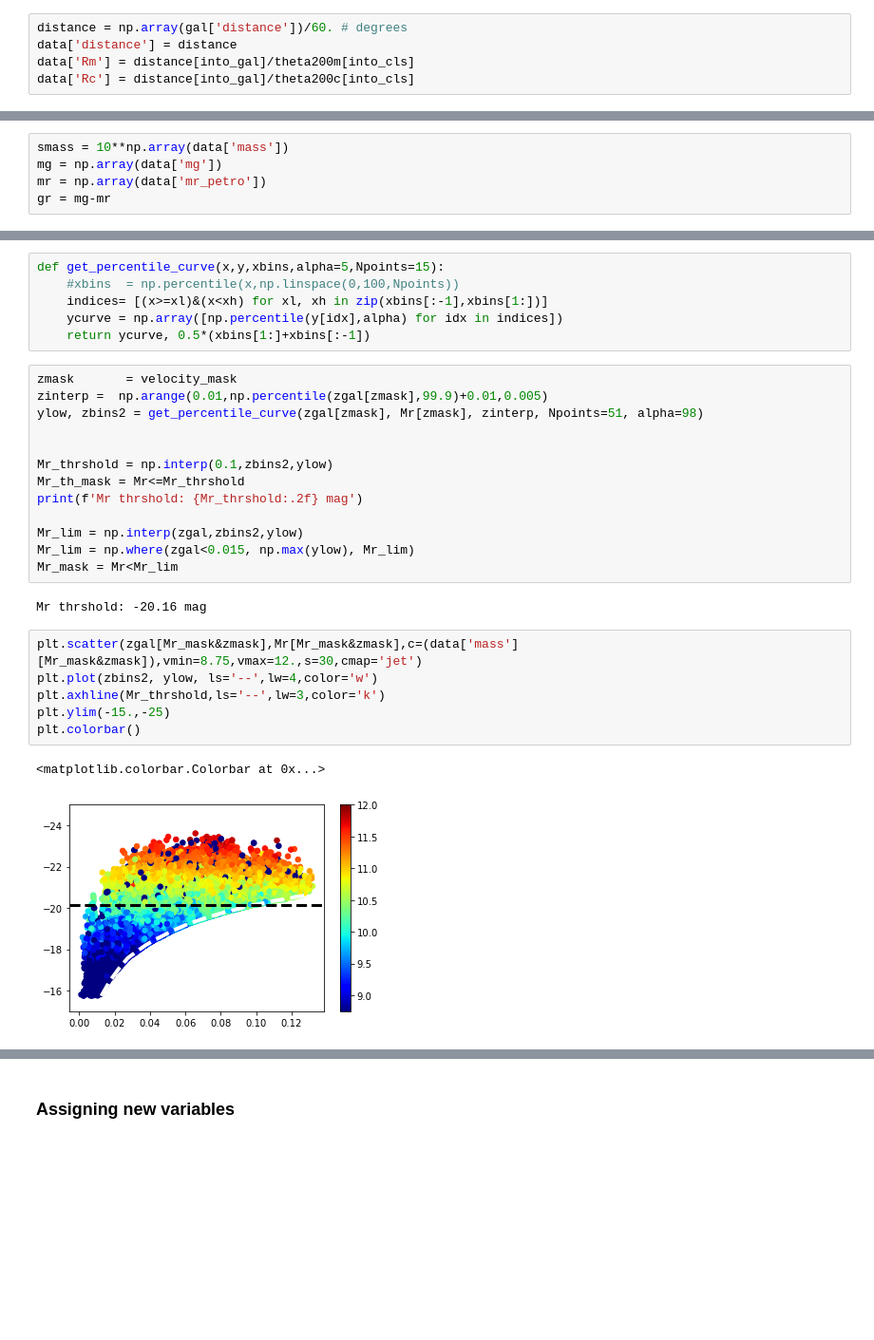
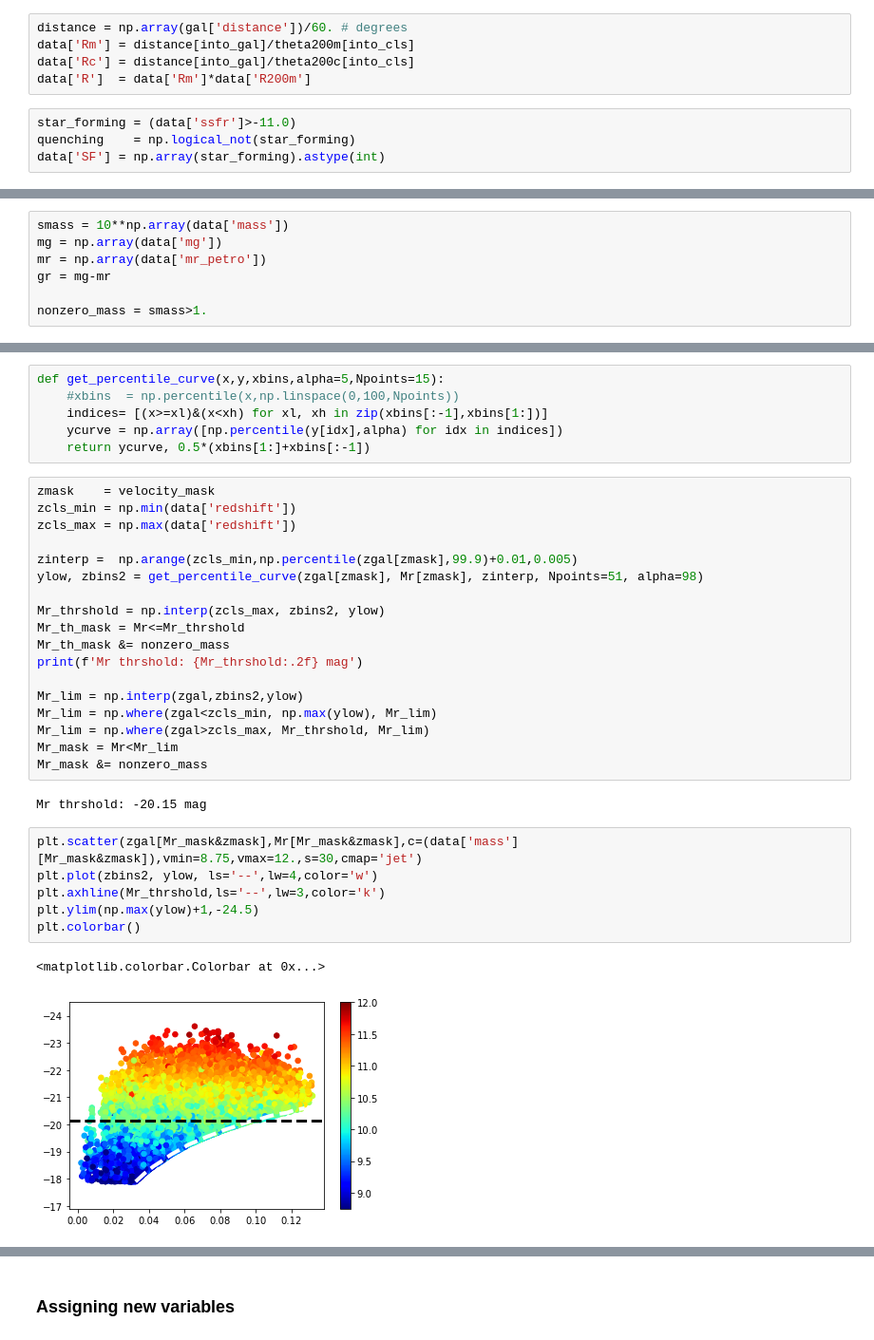
Before and after one commit to estevesjh/galaxyFormation, a Jupyter notebook: notebooks/PreProcessing.ipynb, the cells around one changed output, grey strips where cells are left out. Shown at 95% size. Drawn from its saved outputs; the diff is of its cells as text; blank space fills up the shorter version.

```diff
--- a/notebooks/PreProcessing.ipynb
+++ b/notebooks/PreProcessing.ipynb
@@ -121,9 +123,13 @@ data['M200c'] = m200c[into_cls]
 data['redshift'] = zcls[into_cls]
 # %%
 distance = np.array(gal['distance'])/60. # degrees
-data['distance'] = distance
 data['Rm'] = distance[into_gal]/theta200m[into_cls]
 data['Rc'] = distance[into_gal]/theta200c[into_cls]
+data['R']  = data['Rm']*data['R200m']
+# %%
+star_forming = (data['ssfr']>-11.0)
+quenching    = np.logical_not(star_forming)
+data['SF'] = np.array(star_forming).astype(int)
 # %%
 from astropy.constants import G, c
 def get_los_velocity(z_gal,z_BCG,c_kms = c.value/1000):
@@ -206,6 +212,8 @@ smass = 10**np.array(data['mass'])
 mg = np.array(data['mg'])
 mr = np.array(data['mr_petro'])
 gr = mg-mr
+
+nonzero_mass = smass>1.
 # %%
 zbins = np.arange(0.,0.3+0.01,0.01)
 dmbins = AngularDistance(zbins)
@@ -220,26 +228,31 @@ def get_percentile_curve(x,y,xbins,alpha=5,Npoints=15):
     ycurve = np.array([np.percentile(y[idx],alpha) for idx in indices])
     return ycurve, 0.5*(xbins[1:]+xbins[:-1])
 # %%
-zmask       = velocity_mask
-zinterp =  np.arange(0.01,np.percentile(zgal[zmask],99.9)+0.01,0.005)
+zmask    = velocity_mask
+zcls_min = np.min(data['redshift'])
+zcls_max = np.max(data['redshift'])
+
+zinterp =  np.arange(zcls_min,np.percentile(zgal[zmask],99.9)+0.01,0.005)
 ylow, zbins2 = get_percentile_curve(zgal[zmask], Mr[zmask], zinterp, Npoints=51, alpha=98)
 
-
-Mr_thrshold = np.interp(0.1,zbins2,ylow)
+Mr_thrshold = np.interp(zcls_max, zbins2, ylow)
 Mr_th_mask = Mr<=Mr_thrshold
+Mr_th_mask &= nonzero_mass
 print(f'Mr thrshold: {Mr_thrshold:.2f} mag')
 
 Mr_lim = np.interp(zgal,zbins2,ylow)
-Mr_lim = np.where(zgal<0.015, np.max(ylow), Mr_lim)
+Mr_lim = np.where(zgal<zcls_min, np.max(ylow), Mr_lim)
+Mr_lim = np.where(zgal>zcls_max, Mr_thrshold, Mr_lim)
 Mr_mask = Mr<Mr_lim
+Mr_mask &= nonzero_mass
 # %% [output]
-Mr thrshold: -20.16 mag
+Mr thrshold: -20.15 mag
 # %%
 plt.scatter(zgal[Mr_mask&zmask],Mr[Mr_mask&zmask],c=(data['mass'][Mr_mask&zmask]),vmin=8.75,vmax=12.,s=30,cmap='jet')
 plt.plot(zbins2, ylow, ls='--',lw=4,color='w')
 plt.axhline(Mr_thrshold,ls='--',lw=3,color='k')
-plt.ylim(-15.,-25)
+plt.ylim(np.max(ylow)+1,-24.5)
 plt.colorbar()
 # %% [output]
 <matplotlib.colorbar.Colorbar at 0x...>
-[figure, old version]
+[figure, new version]
```
Also changed, not shown: parts of 17 cells of this notebook, 15 other files.
